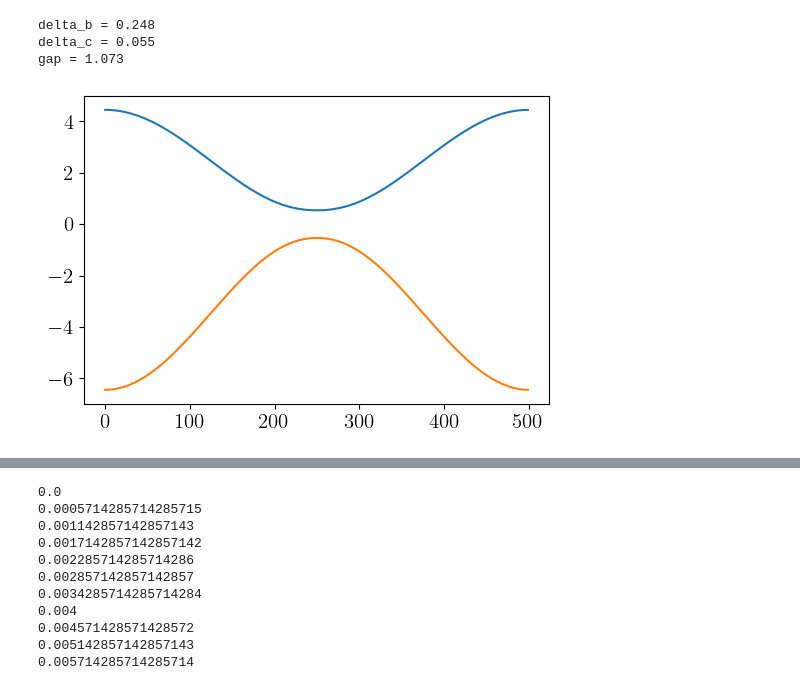
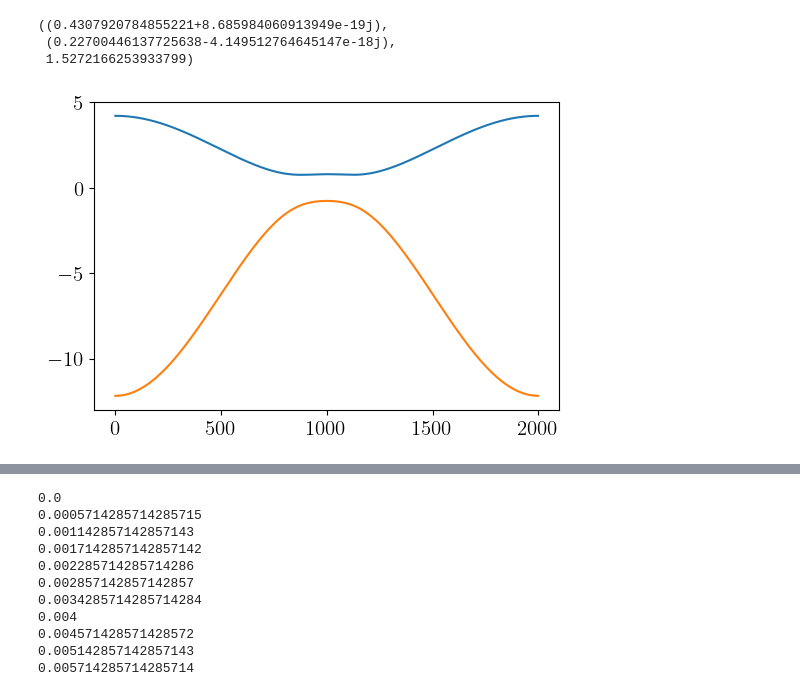
Before and after one commit to anastuhec/30-03-slike, a Jupyter notebook: 25-03-test.ipynb, the cells around one changed output, grey strips where cells are left out. Saved outputs shown, nothing was run; the diff lists cells and outputs as text; code cells hidden in the pictures.

```diff
--- a/25-03-test.ipynb
+++ b/25-03-test.ipynb
@@ -59,34 +61,32 @@ def get_palette_hex(palette_name, N):
 # %%
 ''' 1. generate ground state of some excitonic insulator model '''
 a = 1.
-b = 0.2
+b = 0.5
 
-t12 = 0.0
+t12 = 0.1
 delta = 0.0
 
-t = 1.5
+t = 3.0
 t_ = 1.0
 Vb = 3.0
-Vc = 1.0
+Vc = 2.0
 
 mu0 = 0.
 include_hartree = True
 
-Nk = 500
+Nk = 2000
 
-epsilon = 1.0
-epsilon_ = 1.0
+epsilon = 2.0
+epsilon_ = 2.0
 
 phys_parameters = [b, t, t_, t12, epsilon, epsilon_, Vb, Vc, delta]
 m = model(Nk, mu0, phys_parameters, parameters1, parameters2, include_hartree)
 m.GS()
 plt.plot(m.energije[1]-m.mu)
 plt.plot(m.energije[0]-m.mu)
-print(f'delta_b = {np.round(np.abs(m.delta_b), 3)}')
-print(f'delta_c = {np.round(np.abs(m.delta_c), 3)}')
-print(f'gap = {np.round(m.gap, 3)}')
+m.delta_b, m.delta_c, m.gap
 # %% [output]
-delta_b = 0.248
-delta_c = 0.055
-gap = 1.073
+((0.4307920784855221+8.685984060913949e-19j),
+ (0.22700446137725638-4.149512764645147e-18j),
+ 1.5272166253933799)
-[figure, old version]
+[figure, new version]
```
Also changed, not shown: parts of 49 cells of this notebook, 3 other files.
